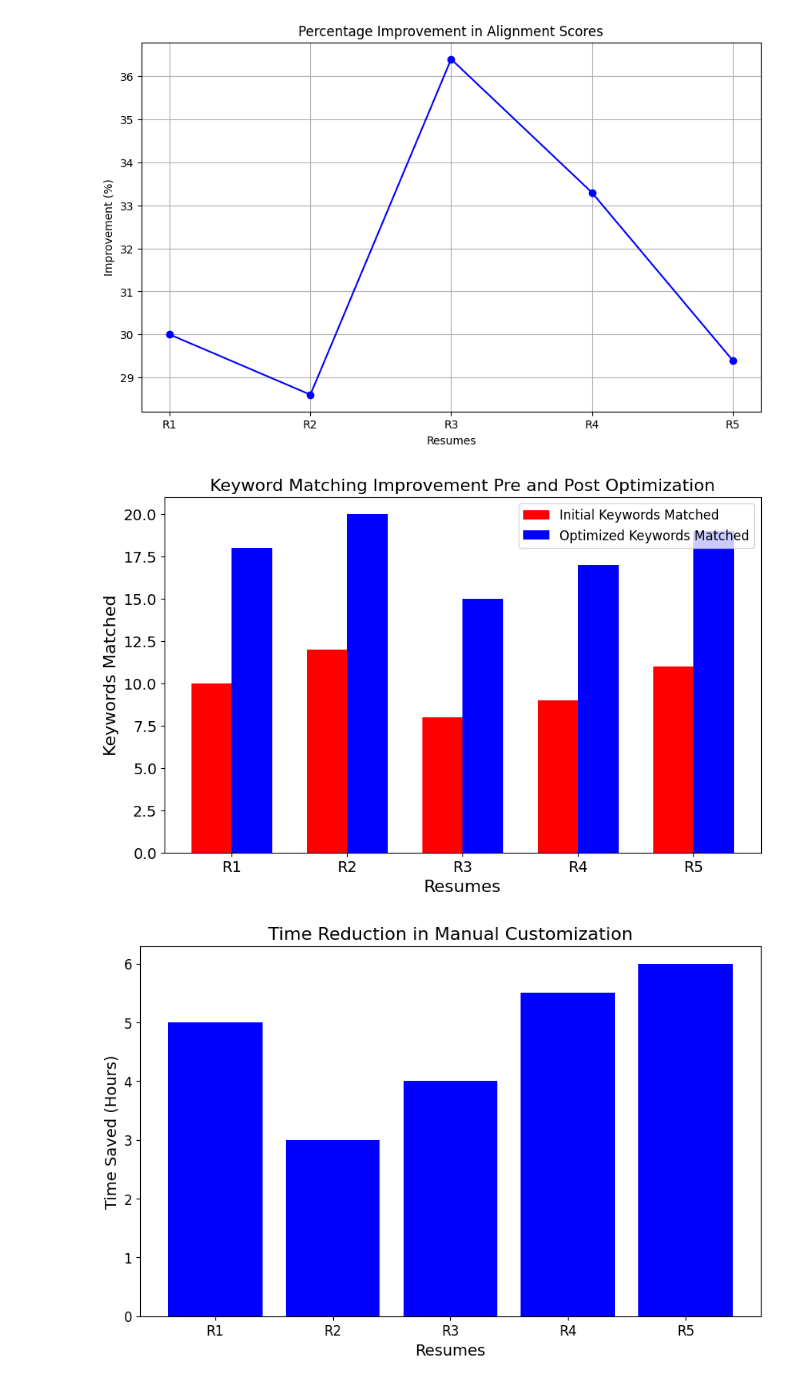
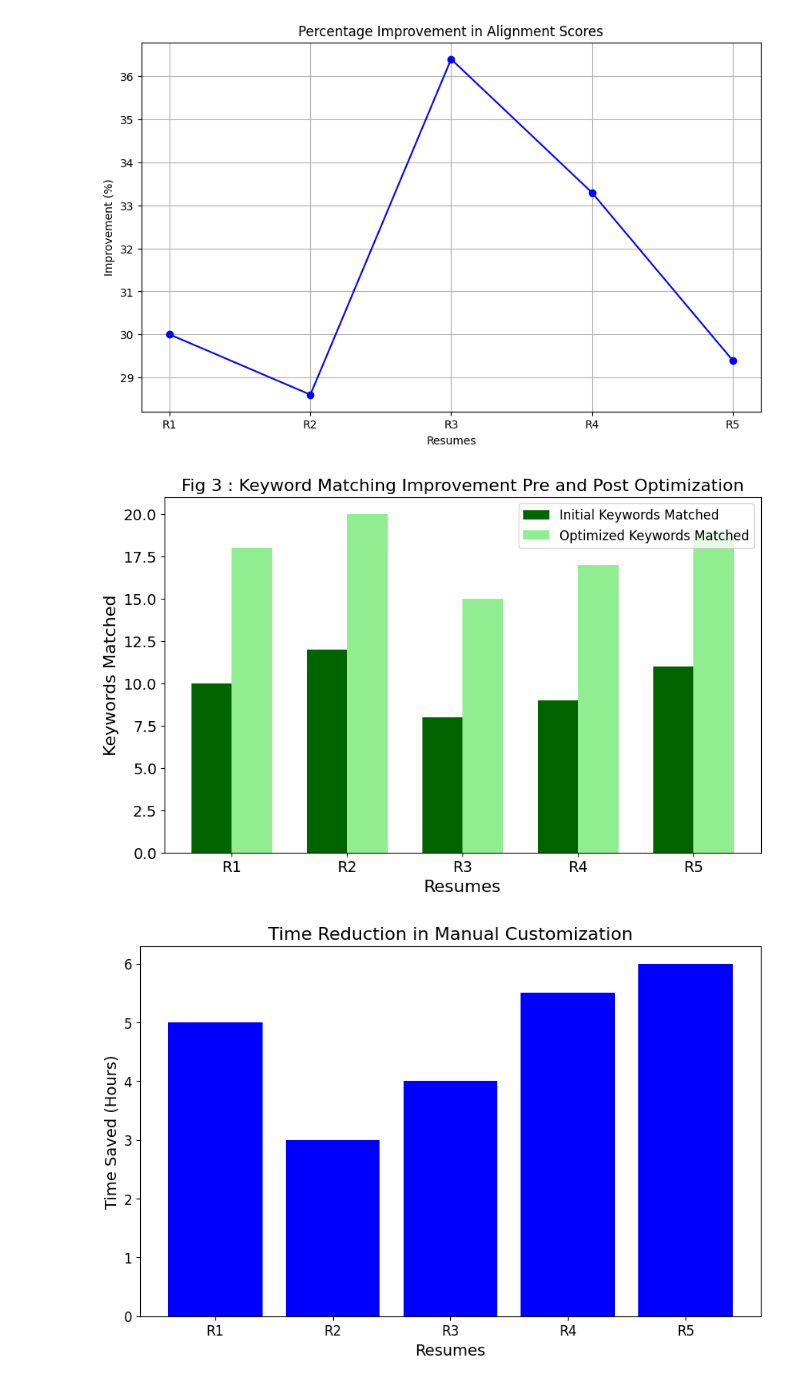
Before and after one commit to aviralwalia08/ResumeOptimizer, a Jupyter notebook: notebooks/Get_Top20Keywords.ipynb, the cells around one changed output. Saved outputs shown, nothing was run; the diff lists cells and outputs as text; code cells hidden in the pictures.

```diff
--- a/notebooks/Get_Top20Keywords.ipynb
+++ b/notebooks/Get_Top20Keywords.ipynb
@@ -531,30 +531,30 @@ plt.show()
 # %%
 import numpy as np
 
 # Sample data
 initial_keywords = [10, 12, 8, 9, 11]
 optimized_keywords = [18, 20, 15, 17, 19]
 
 # Plotting
 fig, ax = plt.subplots(figsize=(10, 6))
 bar_width = 0.35
 index = np.arange(len(resumes))
 
-bar1 = ax.bar(index, initial_keywords, bar_width, label='Initial Keywords Matched',color='red')
-bar2 = ax.bar(index + bar_width, optimized_keywords, bar_width, label='Optimized Keywords Matched',color='blue')
+bar1 = ax.bar(index, initial_keywords, bar_width, label='Initial Keywords Matched',color='darkgreen')
+bar2 = ax.bar(index + bar_width, optimized_keywords, bar_width, label='Optimized Keywords Matched',color='lightgreen')
 
 ax.set_xlabel('Resumes', fontsize=16)
 ax.set_ylabel('Keywords Matched', fontsize=16)
-ax.set_title('Keyword Matching Improvement Pre and Post Optimization', fontsize=16)
+ax.set_title('Fig 3 : Keyword Matching Improvement Pre and Post Optimization', fontsize=16)
 ax.set_xticks(index + bar_width / 2)
 ax.set_xticklabels(resumes, fontsize=14)
 ax.tick_params(axis='x', labelsize=14)
 ax.tick_params(axis='y', labelsize=14)
 ax.legend(fontsize=12)
 
 plt.show()
 # %% [output]
-[figure, old version]
+[figure, new version]
 # %%
 # Sample data
 time_saved = [5, 3, 4, 5.5, 6]
```
Also changed, not shown: parts of 11 cells of this notebook, 12 other files.
